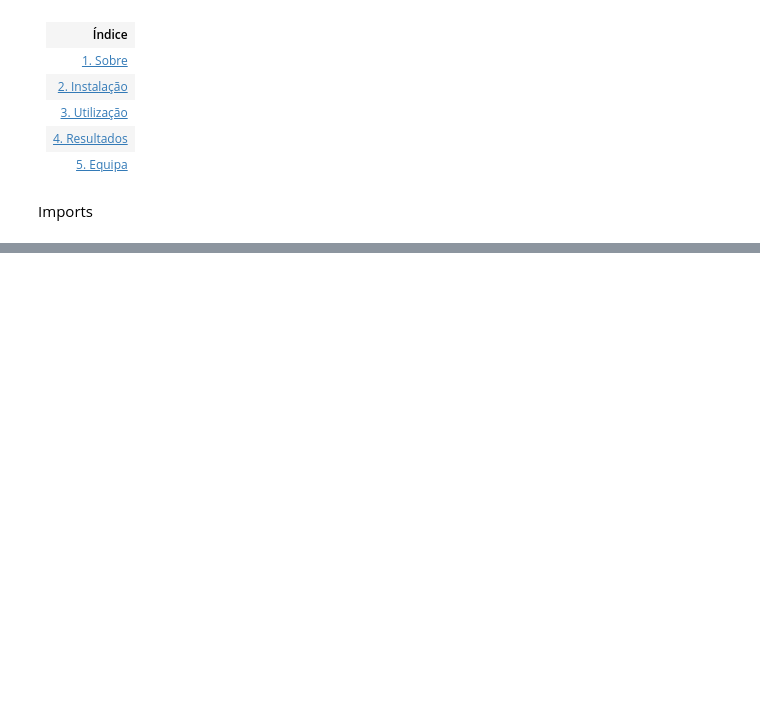
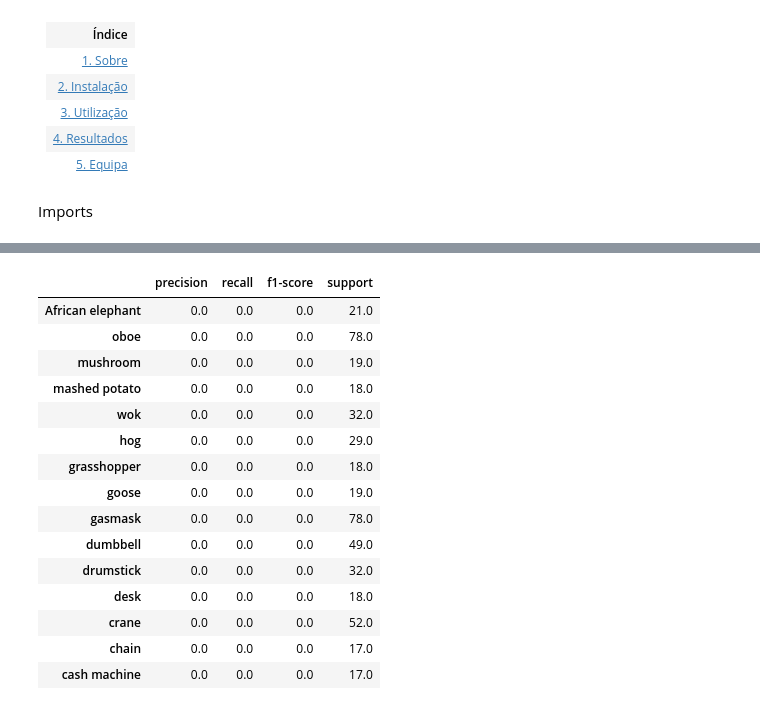
Before and after one commit to tiago2806/project-deeplearning, a Jupyter notebook: src/Modeling.ipynb, the cells around one changed output, grey strips where cells are left out. Saved outputs shown, nothing was run; the diff lists cells and outputs as text; code cells hidden in the pictures; blank space fills up the shorter version.

Commit message:
EDA and Preprocessing nearly finished, started the modeling

```diff
--- a/src/Modeling.ipynb
+++ b/src/Modeling.ipynb
@@ -238,0 +285,6 @@ model.evaluate(test_ds)
+# %%
+test_loss, test_acc = model.evaluate(test_ds)
+print(f"Test accuracy: {test_acc:.4f}")
+
+y_pred = model.predict(test_ds).argmax(axis=1)
+print("Macro-F1:", f1_score(y_test, y_pred, average="macro"))
@@ -238,0 +296,23 @@ model.evaluate(test_ds)
+# %%
+report = classification_report(y_test, y_pred, target_names=[c.split(",")[0] for c in class_names],
+                               output_dict=True, zero_division=0)
+per_class = (pd.DataFrame(report).T.iloc[:200]
+             .sort_values("f1-score")[["precision", "recall", "f1-score", "support"]])
+per_class.head(15)
+# %% [output]
+|  | precision | recall | f1-score | support |
+| African elephant | 0.0 | 0.0 | 0.0 | 21.0 |
+| oboe | 0.0 | 0.0 | 0.0 | 78.0 |
+| mushroom | 0.0 | 0.0 | 0.0 | 19.0 |
+| mashed potato | 0.0 | 0.0 | 0.0 | 18.0 |
+| wok | 0.0 | 0.0 | 0.0 | 32.0 |
+| hog | 0.0 | 0.0 | 0.0 | 29.0 |
+| grasshopper | 0.0 | 0.0 | 0.0 | 18.0 |
+| goose | 0.0 | 0.0 | 0.0 | 19.0 |
+| gasmask | 0.0 | 0.0 | 0.0 | 78.0 |
+| dumbbell | 0.0 | 0.0 | 0.0 | 49.0 |
+| drumstick | 0.0 | 0.0 | 0.0 | 32.0 |
+| desk | 0.0 | 0.0 | 0.0 | 18.0 |
+| crane | 0.0 | 0.0 | 0.0 | 52.0 |
+| chain | 0.0 | 0.0 | 0.0 | 17.0 |
+| cash machine | 0.0 | 0.0 | 0.0 | 17.0 |
```
Also changed, not shown: parts of 29 cells of this notebook, 6 other files.
